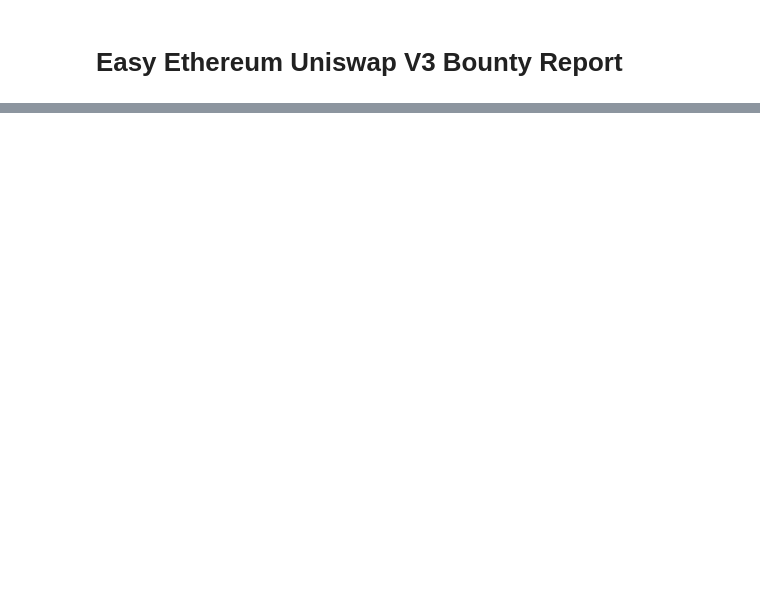
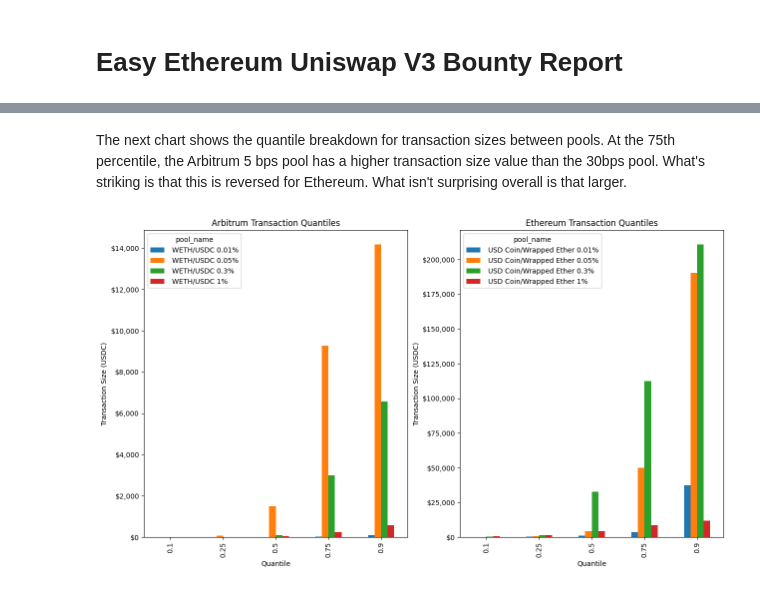
Before and after one commit to Evan-Kim2028/metricsdao_univ3_usdc_bounty, a Jupyter notebook: easy_ethereum_univ3_report.ipynb, the cells around one changed output, grey strips where cells are left out. Cells and saved outputs as stored; diff of their text form; code cells hidden in the pictures; blank space fills up the shorter version.

```diff
--- a/easy_ethereum_univ3_report.ipynb
+++ b/easy_ethereum_univ3_report.ipynb
@@ -7,0 +36,6 @@ ValueError: Cannot embed the 'eps' image format
+# %% [markdown]
+The next chart shows the quantile breakdown for transaction sizes between pools. At the 75th percentile, the Arbitrum 5 bps pool has a higher transaction size value than the 30bps pool. What's striking is that this is reversed for Ethereum. What isn't surprising overall is that larger.
+# %%
+Image(filename='charts/plot_transaction_quantiles.png')
+# %% [output]
+[figure, added]
```
Also changed, not shown: parts of 11 cells of this notebook, 10 other files.
